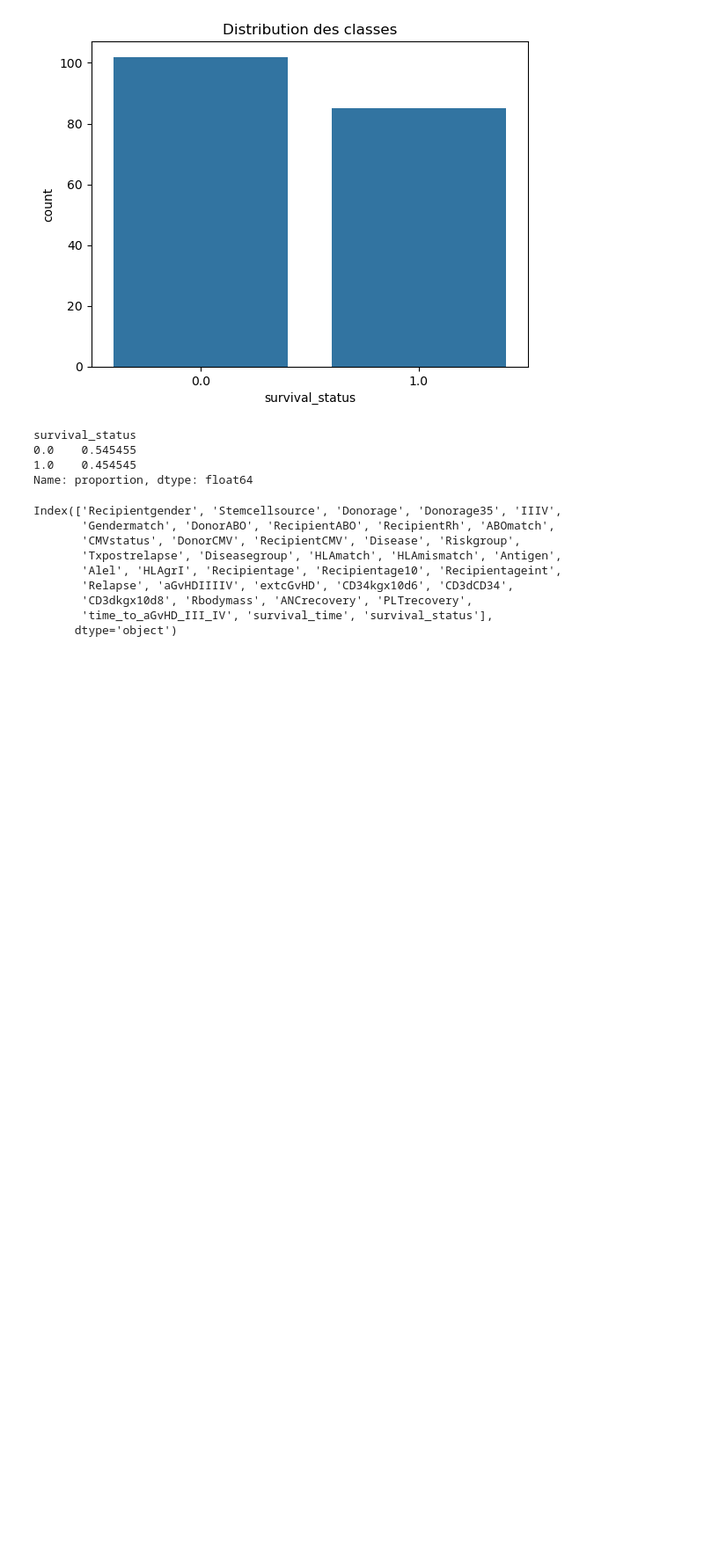
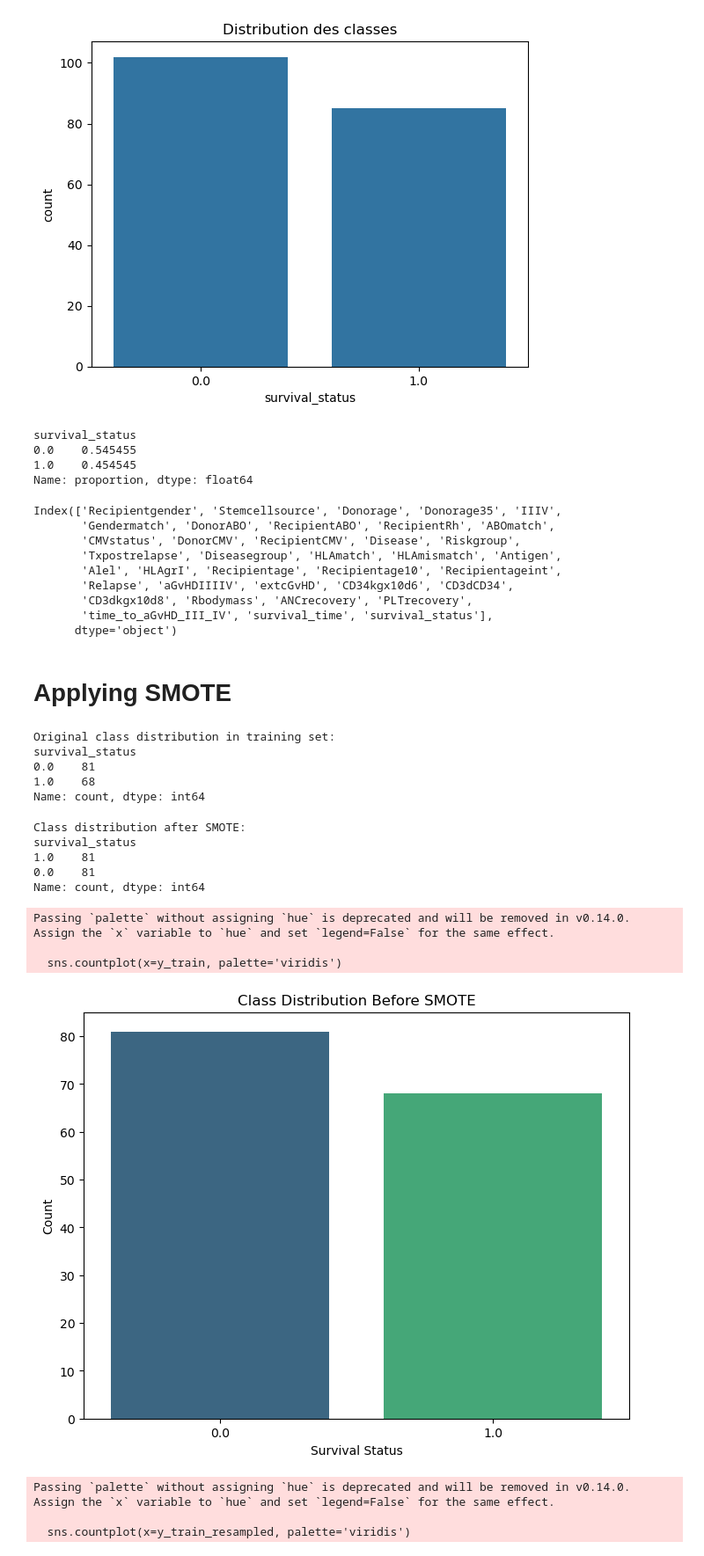
Before and after one commit to imadbaghdad/bone_marrow_transplant, a Jupyter notebook: notebooks/eda.ipynb, the cells around one changed output. Shown: that part at 88% size. Saved outputs shown, nothing was run; the diff lists cells and outputs as text; code cells hidden in the pictures; blank space fills up the shorter version.

Commit message:
SMOTE, correlation updated

```diff
--- a/notebooks/eda.ipynb
+++ b/notebooks/eda.ipynb
@@ -204,3 +204,78 @@ Index(['Recipientgender', 'Stemcellsource', 'Donorage', 'Donorage35', 'IIIV',
        'CD3dkgx10d8', 'Rbodymass', 'ANCrecovery', 'PLTrecovery',
        'time_to_aGvHD_III_IV', 'survival_time', 'survival_status'],
       dtype='object')
+# %% [markdown]
+# Applying SMOTE
+# %%
+
+import pandas as pd
+import numpy as np
+from imblearn.over_sampling import SMOTE
+from sklearn.model_selection import train_test_split
+import seaborn as sns
+import matplotlib.pyplot as plt
+
+# Assuming df_cleaned is your cleaned dataset with no missing values and handled outliers
+# Ensure the target variable is 'survival_status'
+
+# Separate features and target
+X = df_winsorized.drop('survival_status', axis=1)
+y = df_winsorized['survival_status']
+
+
+# Separate numeric and non-numeric columns
+numeric_cols = X.select_dtypes(include=['number']).columns
+non_numeric_cols = X.select_dtypes(exclude=['number']).columns
+
+# Split the data into training and testing sets
+X_train, X_test, y_train, y_test = train_test_split(X, y, test_size=0.2, random_state=42, stratify=y)
+
+# Check class distribution before SMOTE
+print("Original class distribution in training set:")
+print(pd.Series(y_train).value_counts())
+# %% [output]
+Original class distribution in training set:
+survival_status
+0.0    81
+1.0    68
+Name: count, dtype: int64
+# %%
+# Apply SMOTE to numeric columns
+smote = SMOTE(random_state=42)
+X_train_resampled, y_train_resampled = smote.fit_resample(X_train[numeric_cols], y_train)
+
+
+# Verify the class distribution after SMOTE
+print("Class distribution after SMOTE:")
+print(pd.Series(y_train_resampled).value_counts())
+
+# Visualize the class distribution before and after SMOTE
+
+# Before SMOTE
+plt.figure(figsize=(8, 6))
+sns.countplot(x=y_train, palette='viridis')
+plt.title('Class Distribution Before SMOTE')
+plt.xlabel('Survival Status')
+plt.ylabel('Count')
+plt.show()
+
+# After SMOTE
+plt.figure(figsize=(8, 6))
+sns.countplot(x=y_train_resampled, palette='viridis')
+plt.title('Class Distribution After SMOTE')
+plt.xlabel('Survival Status')
+plt.ylabel('Count')
+plt.show()
+# %% [output]
+Class distribution after SMOTE:
+survival_status
+1.0    81
+0.0    81
+Name: count, dtype: int64
+Passing `palette` without assigning `hue` is deprecated and will be removed in v0.14.0. Assign the `x` variable to `hue` and set `legend=False` for the same effect.
+
+  sns.countplot(x=y_train, palette='viridis')
+[figure, added]
+Passing `palette` without assigning `hue` is deprecated and will be removed in v0.14.0. Assign the `x` variable to `hue` and set `legend=False` for the same effect.
+
+  sns.countplot(x=y_train_resampled, palette='viridis')
```
Also changed, not shown: parts of 13 cells of this notebook.
